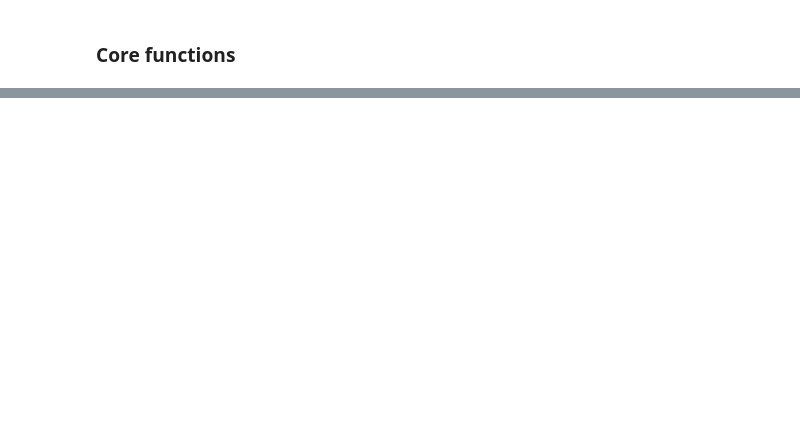
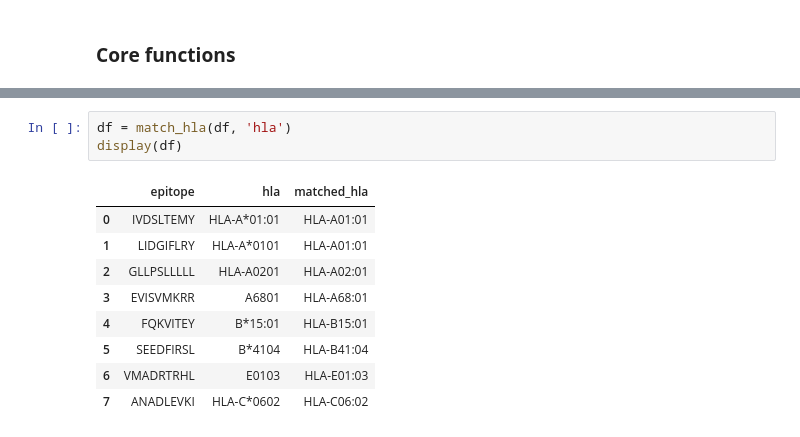
Before and after one commit to AnatoliyLarkin/netmhcpanwrapper, a Jupyter notebook: notebooks/Netmchpan_wrapper_development_notebook.ipynb, the cells around one changed output, grey strips where cells are left out. Saved outputs shown, nothing was run; the diff lists cells and outputs as text; blank space fills up the shorter version.

```diff
--- a/notebooks/Netmchpan_wrapper_development_notebook.ipynb
+++ b/notebooks/Netmchpan_wrapper_development_notebook.ipynb
@@ -195,0 +201,13 @@ Error. PTYPE_LINE parameter option -a too long. Max size 1024
+# %%
+df = match_hla(df, 'hla')
+display(df)
+# %% [output]
+|  | epitope | hla | matched_hla |
+| 0 | IVDSLTEMY | HLA-A*01:01 | HLA-A01:01 |
+| 1 | LIDGIFLRY | HLA-A*0101 | HLA-A01:01 |
+| 2 | GLLPSLLLLL | HLA-A0201 | HLA-A02:01 |
+| 3 | EVISVMKRR | A6801 | HLA-A68:01 |
+| 4 | FQKVITEY | B*15:01 | HLA-B15:01 |
+| 5 | SEEDFIRSL | B*4104 | HLA-B41:04 |
+| 6 | VMADRTRHL | E0103 | HLA-E01:03 |
+| 7 | ANADLEVKI | HLA-C*0602 | HLA-C06:02 |
```
Also changed, not shown: parts of 38 cells of this notebook, 3 other files.
